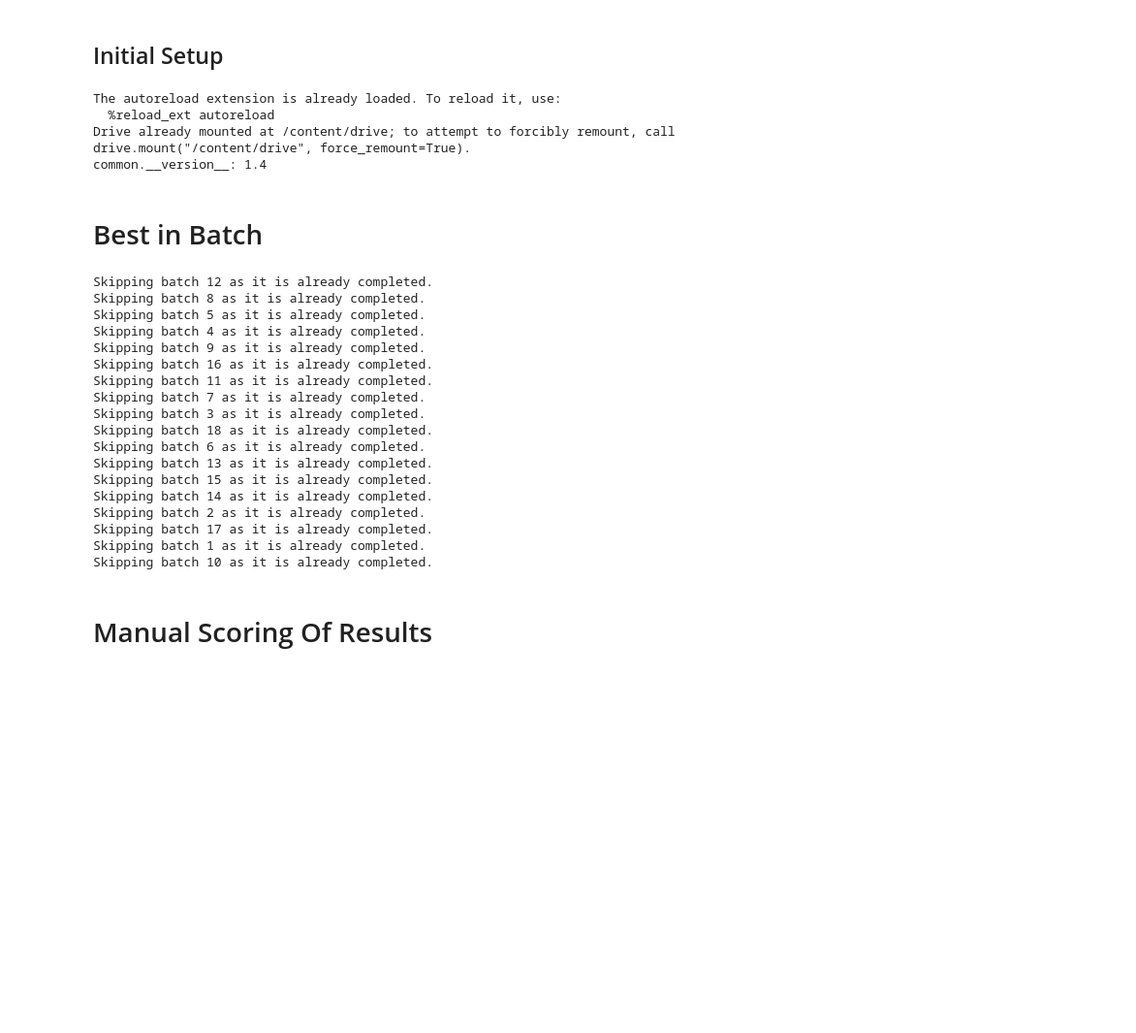
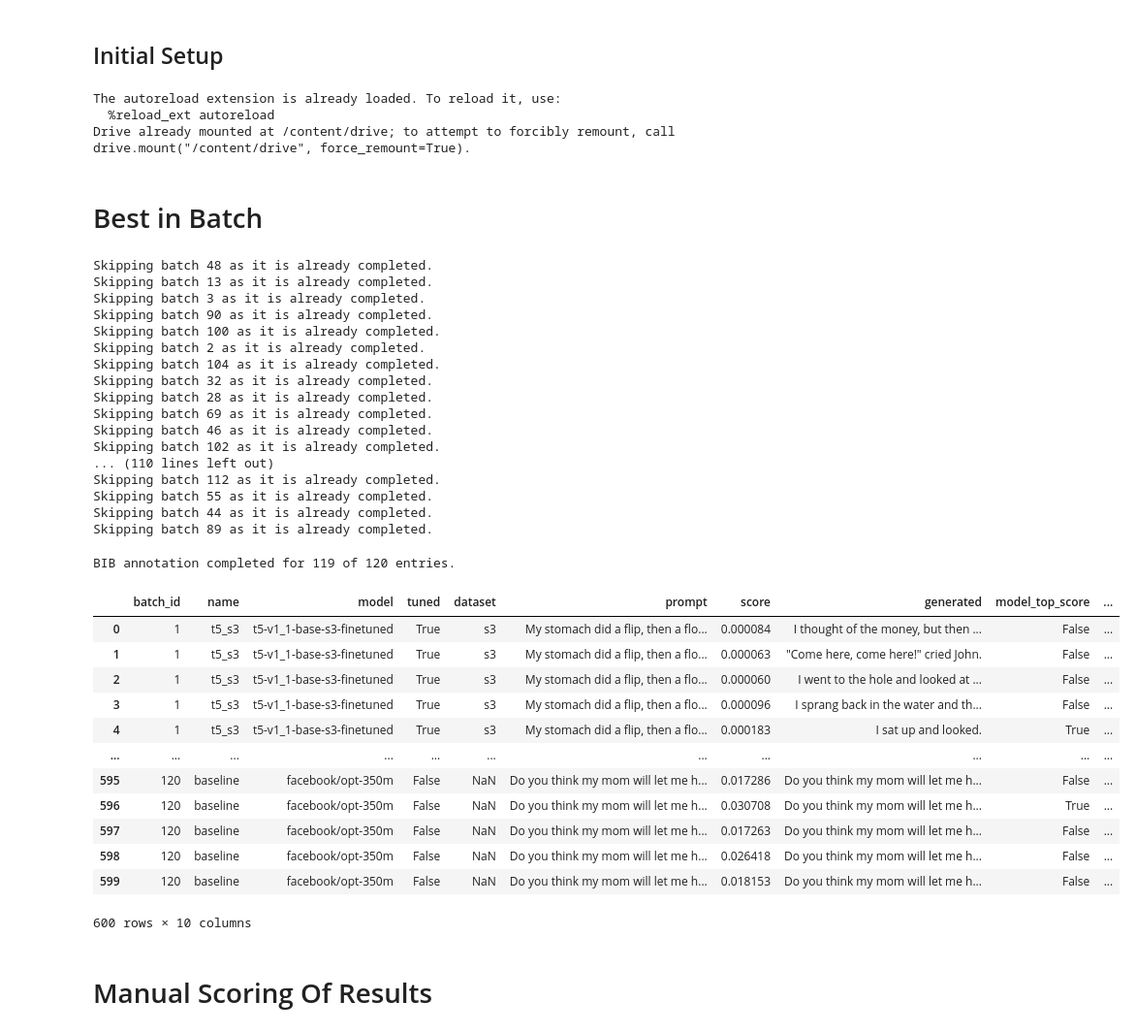
Before and after one commit to ram-senth/datasci-w266-2023-spring-team-story-bot, a Jupyter notebook: annotation.ipynb, the cells around one changed output. Shown: that part at 97% size. Saved outputs shown, nothing was run; the diff lists cells and outputs as text; code cells hidden in the pictures; blank space fills up the shorter version.

Commit message:
BIB annotations completed

```diff
--- a/annotation.ipynb
+++ b/annotation.ipynb
@@ -30,19 +30,16 @@ ANNOTATOR='ram'
 
 drive.mount('/content/drive')
 sys.path.insert(0, GDRIVE_BASE)
-
-import common
-
-print(f'common.__version__: {common.__version__}')
-# tuning_configs = common.create_configs(GDRIVE_BASE)
 # %% [output]
 The autoreload extension is already loaded. To reload it, use:
   %reload_ext autoreload
 Drive already mounted at /content/drive; to attempt to forcibly remount, call drive.mount("/content/drive", force_remount=True).
-common.__version__: 1.4
 # %% [markdown]
 # Best in Batch
 # %%
+BIB_IN_FILE = f'{GDRIVE_BASE}manual_eval_generated_output.csv'
+BIB_OUT_FILE = f'{GDRIVE_BASE}manual_eval_generated_output_with_bib.csv'
+
 def is_completed(batch):
   return len(batch[batch.human_top_score == True]) > 0
 
@@ -50,10 +47,10 @@ def mark_best(ignore_completed=False, save_each_step=True):
   # Load the annotation input
   if ignore_completed:
     # Load from prevously saved work.
-    df_results = pd.read_csv(common.annotation_with_best_loc(GDRIVE_BASE))
+    df_results = pd.read_csv(BIB_OUT_FILE)
   else:
     # Load from the original annotation input.
-    df_results = pd.read_csv(common.annotation_input_loc(GDRIVE_BASE))
+    df_results = pd.read_csv(BIB_IN_FILE)
     # Add a new column to hold the best in batch flag.
     df_results['human_top_score'] = False
   num_batches = df_results.batch_id.max()
@@ -73,13 +70,15 @@ def mark_best(ignore_completed=False, save_each_step=True):
       if is_completed(batch):
         print(f'Skipping batch {cur_batch_id} as it is already completed.')
       else:
-        pbar.set_postfix(batch_id=cur_batch_id, prompt=batch.prompt.iloc[0][0:10] + '...', refresh=True)
+        cur_prompt = batch.prompt.iloc[0]
+        pbar.set_postfix(batch_id=cur_batch_id, prompt=cur_prompt[0:10] + '...', refresh=True)
         # Display the batch and get user's choice pick the best.
         indices = {}
-        print(f'PROMPT: {batch.prompt.iloc[0]}')
+        print(f'PROMPT: {cur_prompt}')
         i = 1
         for index, row in batch.iterrows():
-          print(f'{i}. {row["generated"]}')
+          cur_generated = row["generated"] #.replace(cur_prompt + ' ', '')
+          print(f'{i}. {cur_generated}')
           indices[i] = index
           i = i+1
 
@@ -96,7 +95,7 @@ def mark_best(ignore_completed=False, save_each_step=True):
             if user_opt in indices:
               df_results.loc[indices[user_opt],'human_top_score'] = True
               if save_each_step:
-                df_results.to_csv(common.annotation_with_best_loc(GDRIVE_BASE), index=None)
+                df_results.to_csv(BIB_OUT_FILE, index=None)
             else:
               print(msg)
               user_opt = -1
@@ -106,7 +105,7 @@ def mark_best(ignore_completed=False, save_each_step=True):
         pbar.update(1)
         if quit:
           break
-    df_results.to_csv(common.annotation_with_best_loc(GDRIVE_BASE), index=None)
+    df_results.to_csv(BIB_OUT_FILE, index=None)
 # %%
 # Run this cell to start an interactive session to identify best generated text in each batch.
 # This will walk through the batches randomly and present one batch at a time.
@@ -114,30 +113,45 @@ def mark_best(ignore_completed=False, save_each_step=True):
 # For each batch shown, select the best text. The method creates a new file with the final result.
 # Set ignore_completed to True if continuing from a previous session.
 # save_each_step=True ensures that the dataframe is saved after each batch is marked.
-mark_best(ignore_completed=False, save_each_step=True)
+mark_best(ignore_completed=True, save_each_step=True)
 # %% [output]
-Skipping batch 12 as it is already completed.
-Skipping batch 8 as it is already completed.
-Skipping batch 5 as it is already completed.
-Skipping batch 4 as it is already completed.
-Skipping batch 9 as it is already completed.
-Skipping batch 16 as it is already completed.
-Skipping batch 11 as it is already completed.
-Skipping batch 7 as it is already completed.
+Skipping batch 48 as it is already completed.
+Skipping batch 13 as it is already completed.
 Skipping batch 3 as it is already completed.
-Skipping batch 18 as it is already completed.
-Skipping batch 6 as it is already completed.
-Skipping batch 13 as it is already completed.
-Skipping batch 15 as it is already completed.
-Skipping batch 14 as it is already completed.
+Skipping batch 90 as it is already completed.
+Skipping batch 100 as it is already completed.
 Skipping batch 2 as it is already completed.
-Skipping batch 17 as it is already completed.
-Skipping batch 1 as it is already completed.
-Skipping batch 10 as it is already completed.
+Skipping batch 104 as it is already completed.
+Skipping batch 32 as it is already completed.
+Skipping batch 28 as it is already completed.
+Skipping batch 69 as it is already completed.
+Skipping batch 46 as it is already completed.
+Skipping batch 102 as it is already completed.
+... (110 lines left out)
+Skipping batch 112 as it is already completed.
+Skipping batch 55 as it is already completed.
+Skipping batch 44 as it is already completed.
+Skipping batch 89 as it is already completed.
 # %%
 # Show the final results with best of batch marked.
-df_results = pd.read_csv(common.annotation_with_best_loc(GDRIVE_BASE))
+df_results = pd.read_csv(BIB_OUT_FILE)
+print(f'BIB annotation completed for {df_results[df_results.human_top_score == True].shape[0]} of {df_results.batch_id.max()} entries.')
 df_results
+# %% [output]
+BIB annotation completed for 119 of 120 entries.
+|  | batch_id | name | model | tuned | dataset | prompt | score | generated | model_top_score | ... |
+| 0 | 1 | t5_s3 | t5-v1_1-base-s3-finetuned | True | s3 | My stomach did a flip, then a flo... | 0.000084 | I thought of the money, but then ... | False | ... |
+| 1 | 1 | t5_s3 | t5-v1_1-base-s3-finetuned | True | s3 | My stomach did a flip, then a flo... | 0.000063 | "Come here, come here!" cried John. | False | ... |
+| 2 | 1 | t5_s3 | t5-v1_1-base-s3-finetuned | True | s3 | My stomach did a flip, then a flo... | 0.000060 | I went to the hole and looked at ... | False | ... |
+| 3 | 1 | t5_s3 | t5-v1_1-base-s3-finetuned | True | s3 | My stomach did a flip, then a flo... | 0.000096 | I sprang back in the water and th... | False | ... |
+| 4 | 1 | t5_s3 | t5-v1_1-base-s3-finetuned | True | s3 | My stomach did a flip, then a flo... | 0.000183 | I sat up and looked. | True | ... |
+| ... | ... | ... | ... | ... | ... | ... | ... | ... | ... | ... |
+| 595 | 120 | baseline | facebook/opt-350m | False | NaN | Do you think my mom will let me h... | 0.017286 | Do you think my mom will let me h... | False | ... |
+| 596 | 120 | baseline | facebook/opt-350m | False | NaN | Do you think my mom will let me h... | 0.030708 | Do you think my mom will let me h... | True | ... |
+| 597 | 120 | baseline | facebook/opt-350m | False | NaN | Do you think my mom will let me h... | 0.017263 | Do you think my mom will let me h... | False | ... |
+| 598 | 120 | baseline | facebook/opt-350m | False | NaN | Do you think my mom will let me h... | 0.026418 | Do you think my mom will let me h... | False | ... |
+| 599 | 120 | baseline | facebook/opt-350m | False | NaN | Do you think my mom will let me h... | 0.018153 | Do you think my mom will let me h... | False | ... |
+600 rows × 10 columns
 # %% [markdown]
 # Manual Scoring Of Results
 # %%
```
Also changed, not shown: parts of 4 cells of this notebook, 1 other file.
